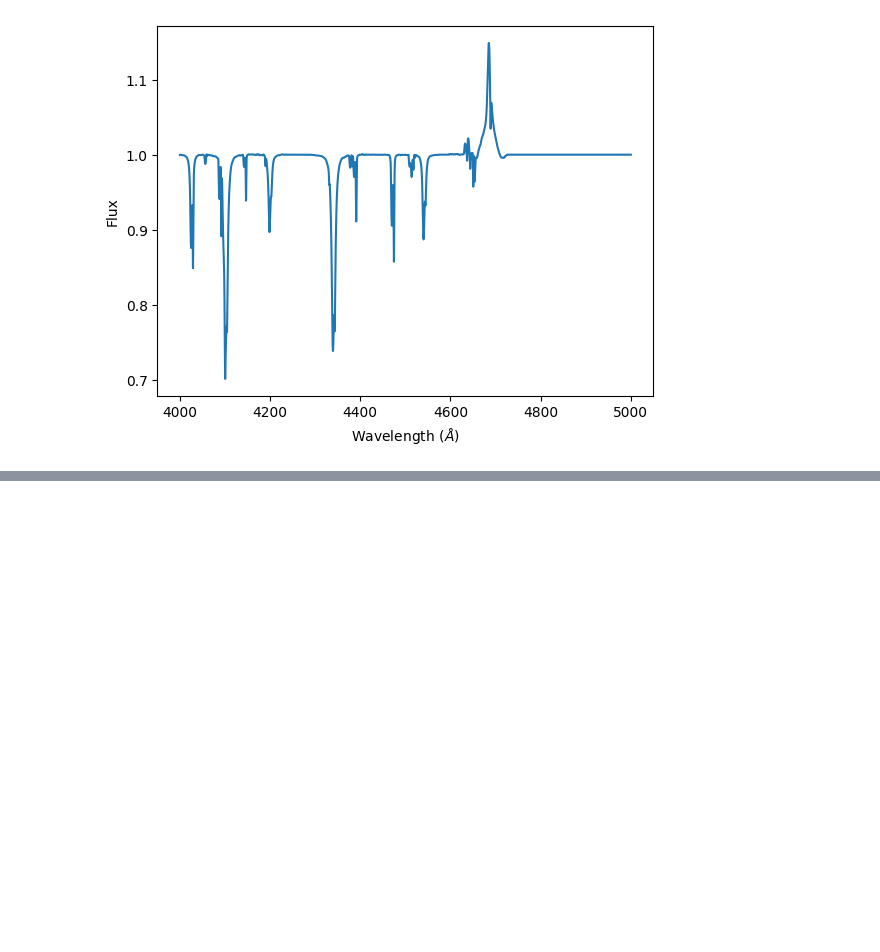
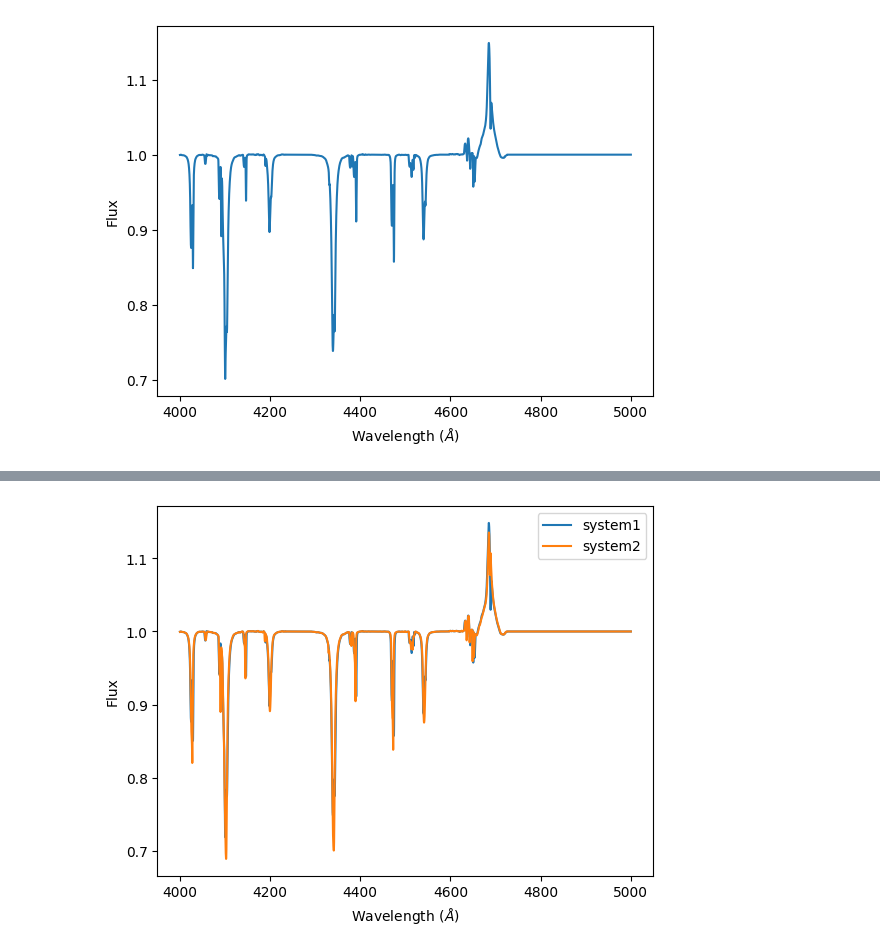
Before and after one commit to MichaelAbdul-Masih/SpecFANN, a Jupyter notebook: SpecFANN_Tutorial.ipynb, the cells around one changed output, grey strips where cells are left out. Cells and saved outputs as stored; diff of their text form; code cells hidden in the pictures; blank space fills up the shorter version.

```diff
--- a/SpecFANN_Tutorial.ipynb
+++ b/SpecFANN_Tutorial.ipynb
@@ -313,8 +317,8 @@ inst_res: 10000 (fixed: True, bounds: [None, None])
 gamma: 0 (fixed: False, bounds: [-500, 500])
 # %%
-# star = [teff, logg, raidus, he, c, n, o, si, vrot, vmacro, inst_res, gamma, logf]
-star1 = [40000, 4.0, 7.0, 0.15, 7.5, 8.5, 7.5, 7.5, 150, 20, 85000, -100, 0.0]
-star2 = [35000, 4.0, 6.0, 0.1, 7.5, 7.5, 7.5, 7.5, 60, 20, 85000, 200, 0.0]
+# star = [inst_res, logf, teff, logg, raidus, he, c, n, o, si, vrot, vmacro, gamma]
+star1 = [85000, 0.0, 40000, 4.0, 7.0, 0.15, 7.5, 8.5, 7.5, 7.5, 150, 20, -100]
+star2 = [85000, 0.0, 35000, 4.0, 6.0, 0.1, 7.5, 7.5, 7.5, 7.5, 60, 20, 200]
 # %% [markdown]
 These parameters can be packed together and passed to the `generate_model()` function.  Here you can pass either a single parameter set (corresponding to one star) or you can pass an array of parameter sets.
 # %%
@@ -379,0 +445,25 @@ plt.show()
+# %%
+# create common wavelength array
+wavelength = np.linspace(4000, 5000, 100001)
+
+# build flux array for each component
+flux_system1 = np.ones_like(wavelength)
+flux_system2 = np.ones_like(wavelength)
+for line in models.keys():
+    w1 = models[line]['wavelengths']
+    f1 = models[line]['fluxes'][0]
+    flux_system1 *= np.interp(wavelength, w1, f1, right=1, left=1)
+
+    w2 = models[line]['wavelengths']
+    f2 = models[line]['fluxes'][1]
+    flux_system2 *= np.interp(wavelength, w2, f2, right=1, left=1)
+# %%
+fig, ax = plt.subplots()
+plt.plot(wavelength, flux_system1, label='system1')
+plt.plot(wavelength, flux_system2, label='system2')
+plt.xlabel(r'Wavelength ($\AA$)')
+plt.ylabel('Flux')
+plt.legend(loc='best')
+plt.show()
+# %% [output]
+[figure, added]
```
Also changed, not shown: parts of 9 cells of this notebook, 6 other files.
